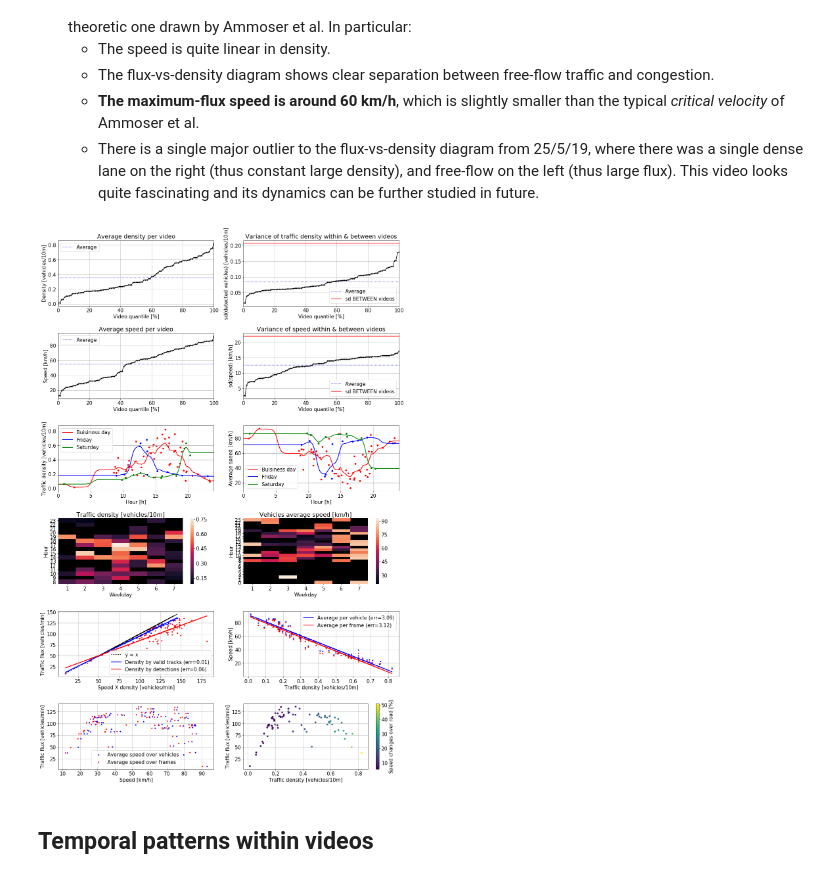
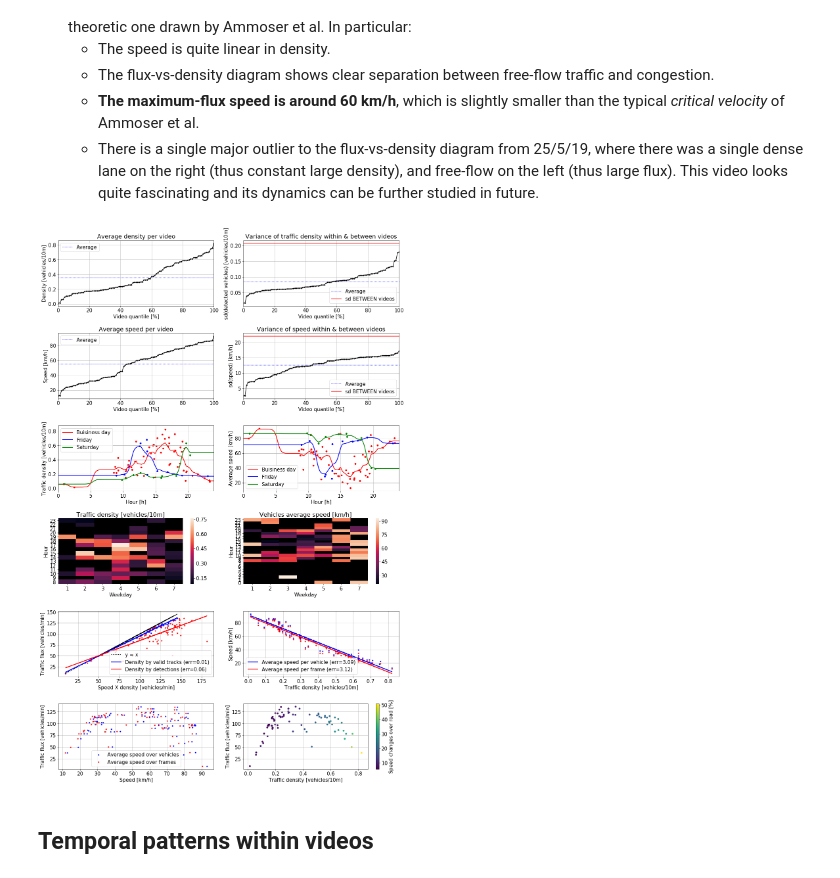
Before and after one commit to ido90/AyalonRoad, a Jupyter notebook: Analyzer/Analysis.ipynb, the cells around one changed output. Drawn from its saved outputs; the diff is of its cells as text; code cells hidden in the pictures.

```diff
--- a/Analyzer/Analysis.ipynb
+++ b/Analyzer/Analysis.ipynb
@@ -231,38 +231,38 @@ ax.plot(detections_per_10m, avg_speeds, 'b.')
 ax.plot(detections_per_10m, v_per_video, 'r.')
 slope, intercept, _, _, std_err = stats.linregress(detections_per_10m.astype(float), avg_speeds)
 preds = intercept + slope * detections_per_10m
-ax.plot(detections_per_10m, preds, 'b-', linewidth=2, label=f'Average per vehicle (err={std_err:.2f})')
+ax.plot(detections_per_10m, preds, 'b-', linewidth=2, label=f'Average speed per vehicle (err={std_err:.2f})')
 slope, intercept, _, _, std_err = stats.linregress(detections_per_10m.astype(float), v_per_video)
 preds = intercept + slope * detections_per_10m
-ax.plot(detections_per_10m, preds, 'r-', linewidth=2, label=f'Average per frame (err={std_err:.2f})')
+ax.plot(detections_per_10m, preds, 'r-', linewidth=2, label=f'Average speed per frame (err={std_err:.2f})')
 ax.set_xlabel('Traffic density [vehicles/10m]')
 ax.set_ylabel('Speed [km/h]')
 ax.grid()
 ax.legend()
 
 ax = axs[5,0]
 ax.plot(avg_speeds, flux, 'b.', label='Average speed over vehicles')
 ax.plot(v_per_video, flux, 'r.', label='Average speed over frames')
 ax.set_xlabel('Speed [km/h]')
 ax.set_ylabel('Traffic flux [vehicles/min]')
 ax.grid()
 ax.legend()
 
 ax = axs[5,1]
 avg_v_std = 100*np.array([np.mean(df.v_sd[df.video==v]/df.v[df.video==v]) for v in vf.video])
 sc = ax.scatter(detections_per_10m, flux, s=20, c=avg_v_std, cmap='viridis')
 cbar = plt.colorbar(sc, ax=ax)
 cbar.ax.set_ylabel(f'Speed changes over road [%]')
 # ax.plot(detections_per_10m, flux, 'b.')
 ax.set_xlabel('Traffic density [vehicles/10m]')
 ax.set_ylabel('Traffic flux [vehicles/min]')
 ax.grid()
 # The main outlier in flux vs. density is the 20190525_202019 in which
 # there was a slow queue in the right (large density) along with smooth motion in the left (large flux).
 
 plt.tight_layout()
 # %% [output]
-[figure, old version]
+[figure, new version]
 # %% [markdown]
 ## Temporal patterns within videos
 # %% [markdown]
```
Also changed, not shown: parts of 1 cell of this notebook, 1 other file.
